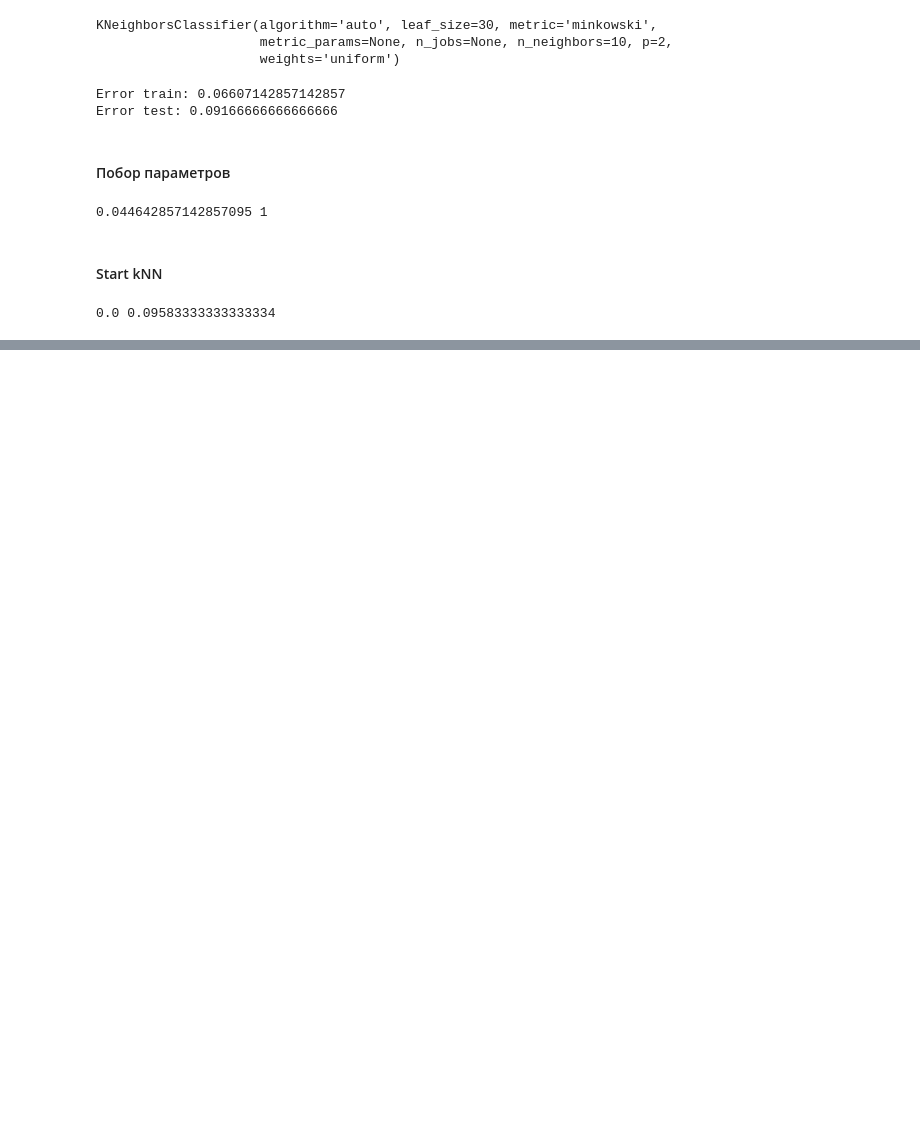
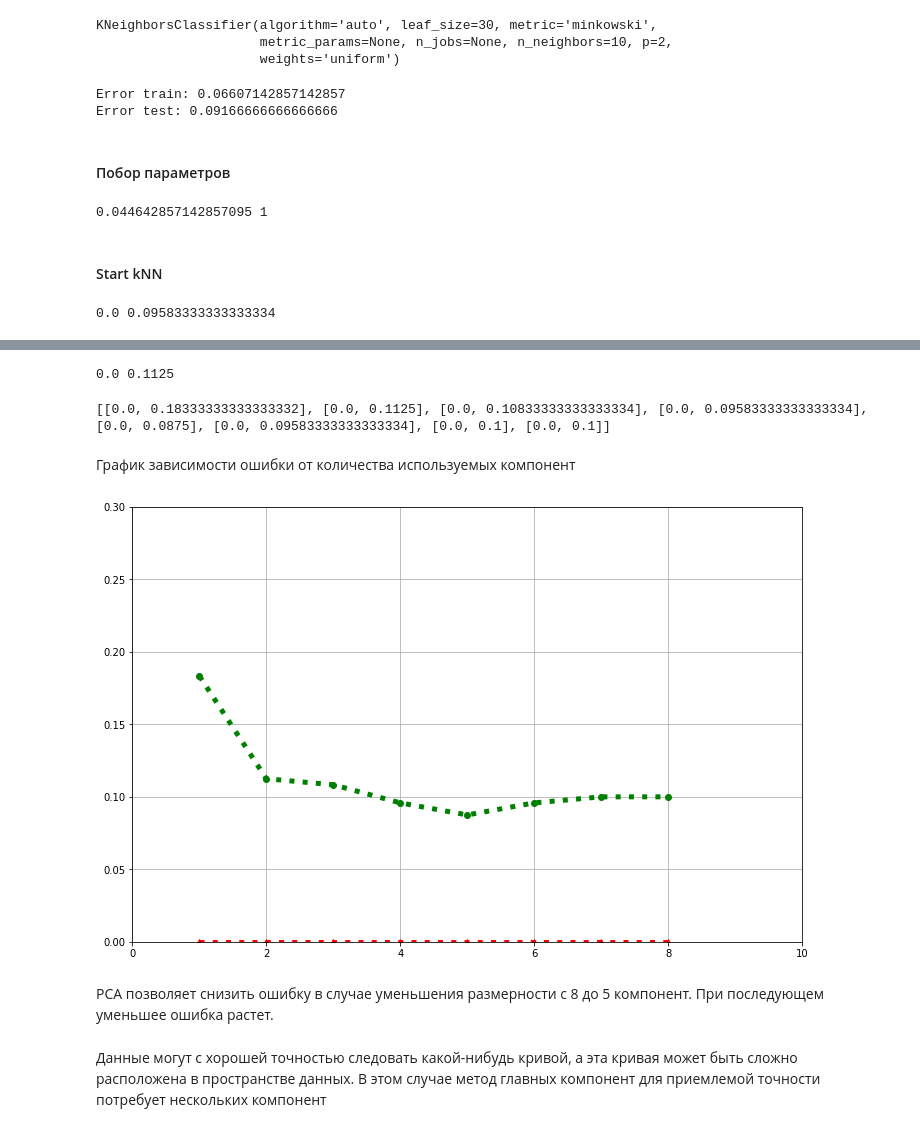
Before and after one commit to AblyazovDavlat/MLPokemons, a Jupyter notebook: pokemons_analytics.ipynb, the cells around one changed output, grey strips where cells are left out. Cells and saved outputs as stored; diff of their text form; code cells hidden in the pictures; blank space fills up the shorter version.

```diff
--- a/pokemons_analytics.ipynb
+++ b/pokemons_analytics.ipynb
@@ -385,0 +419,46 @@ print(err_train, err_test)
+# %%
+knn = KNeighborsClassifier(n_neighbors = best_n_neighbors).fit(XPCAreducedTrain, y_train)
+
+err_train = np.mean(y_train != knn.predict(XPCAreducedTrain))
+err_test  = np.mean(y_test  != knn.predict(XPCAreducedTest))
+
+print(err_train, err_test)
+# %% [output]
+0.0 0.1125
+# %%
+from sklearn.decomposition import PCA
+errors = [
+for i in range(1,9):
+    pca = PCA(n_components = i)
+    XPCAreducedTrain = pca.fit_transform(X_train)
+    XPCAreducedTest = pca.fit_transform(X_test)
+
+    knn = KNeighborsClassifier(n_neighbors = best_n_neighbors).fit(XPCAreducedTrain, y_train)
+    err_train = np.mean(y_train != knn.predict(XPCAreducedTrain))
+    err_test  = np.mean(y_test  != knn.predict(XPCAreducedTest))
+
+    errors.append([err_train, err_test])
+
+print(errors)
+# %% [output]
+[[0.0, 0.18333333333333332], [0.0, 0.1125], [0.0, 0.10833333333333334], [0.0, 0.09583333333333334], [0.0, 0.0875], [0.0, 0.09583333333333334], [0.0, 0.1], [0.0, 0.1]]
+# %% [markdown]
+График зависимости ошибки от количества используемых компонент
+# %%
+i_range = range(1,9)
+arr_errors = np.array(errors)
+y_train = arr_errors[:,0]
+y_test = arr_errors[:,1]
+plt.figure(figsize = (12,8))
+line_train, line_test = plt.plot(i_range, y_train, 'r^:', i_range, y_test, 'go:', lw = 5)
+
+plt.axis([0.0, 10.0, 0.0, 0.3])
+plt.grid()
+plt.show()
+# %% [output]
+[figure, added]
+# %% [markdown]
+PCA позволяет снизить ошибку в случае уменьшения размерности с 8 до 5 компонент.
+При последующем уменьшее ошибка растет.
+# %% [markdown]
+Данные могут с хорошей точностью следовать какой-нибудь кривой, а эта кривая может быть сложно расположена в пространстве данных. В этом случае метод главных компонент для приемлемой точности потребует нескольких компонент
```
Also changed, not shown: parts of 7 cells of this notebook.
